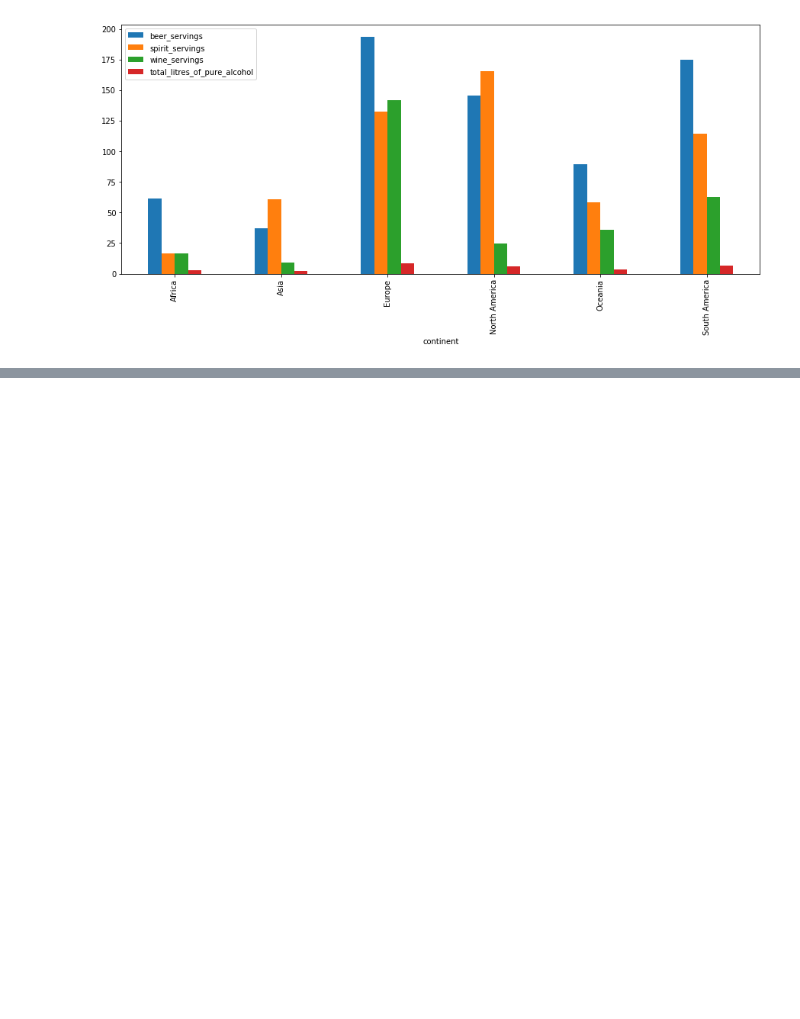
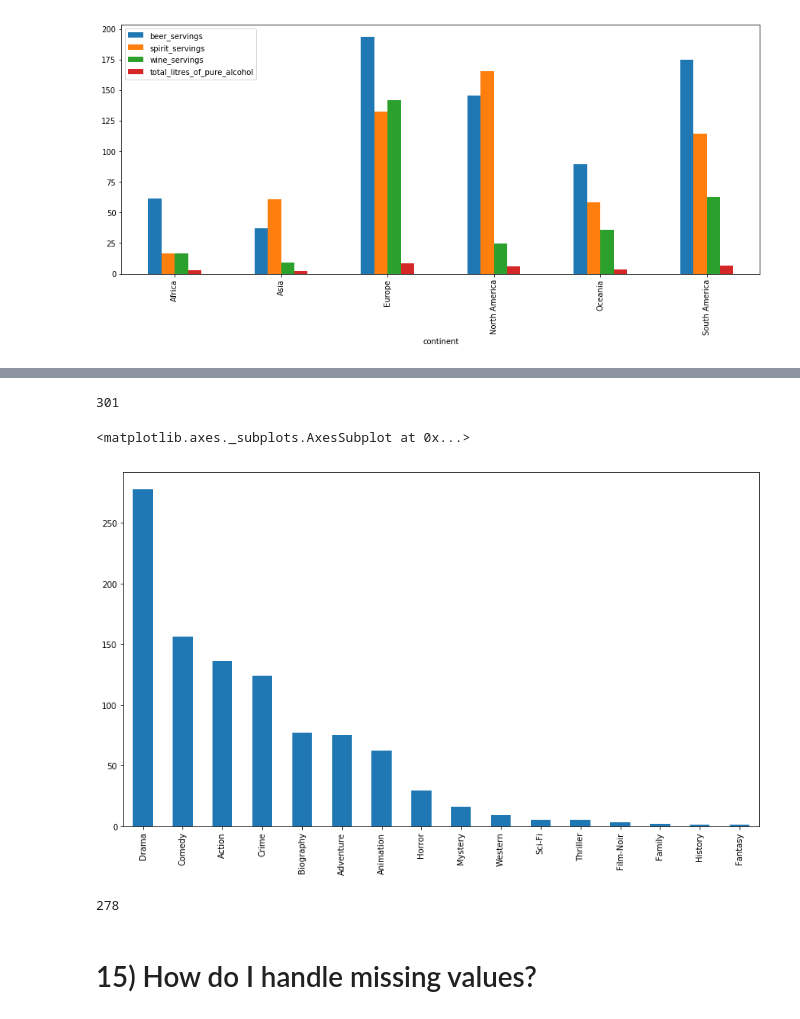
Before and after one commit to causapablo/Data-School, a Jupyter notebook: My practices on the course/Practicas Data School.ipynb, the cells around one changed output, grey strips where cells are left out. Cells and saved outputs as stored; diff of their text form; code cells hidden in the pictures; blank space fills up the shorter version.

```diff
--- a/My practices on the course/Practicas Data School.ipynb
+++ b/My practices on the course/Practicas Data School.ipynb
@@ -861,0 +1032,20 @@ drinks.groupby('continent').mean().plot(figsize = (15,6),kind = 'bar')
+# %%
+# In this line we check that the number of movies between 100 and 117 aprox. is 300. This matches with the histogram.
+number_movies_100_120 = (movies.duration>=100) & (movies.duration<=117)
+movies[number_movies_100_120].duration.count()
+# %% [output]
+301
+# %%
+# we can make a bar plot with the number of movies of each genre.
+movies.genre.value_counts().plot(figsize = (14,8), kind = 'bar')
+# %% [output]
+<matplotlib.axes._subplots.AxesSubplot at 0x...>
+[figure, added]
+# %%
+drama = movies.genre == "Drama"
+movies[drama].genre.count()
+# With this line we check that the frecuency of the genre "Drama" is 278, as the bar plot displays.
+# %% [output]
+278
+# %% [markdown]
+# 15) How do I handle missing values?
```
Also changed, not shown: parts of 26 cells of this notebook.
